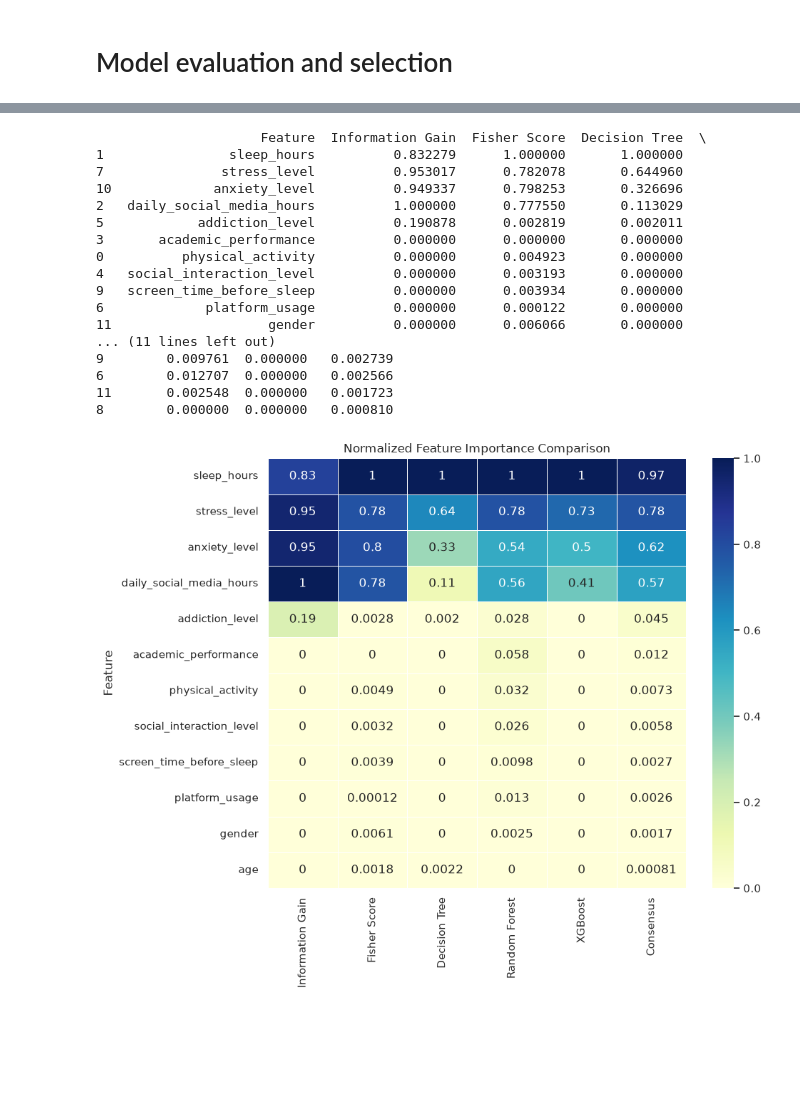
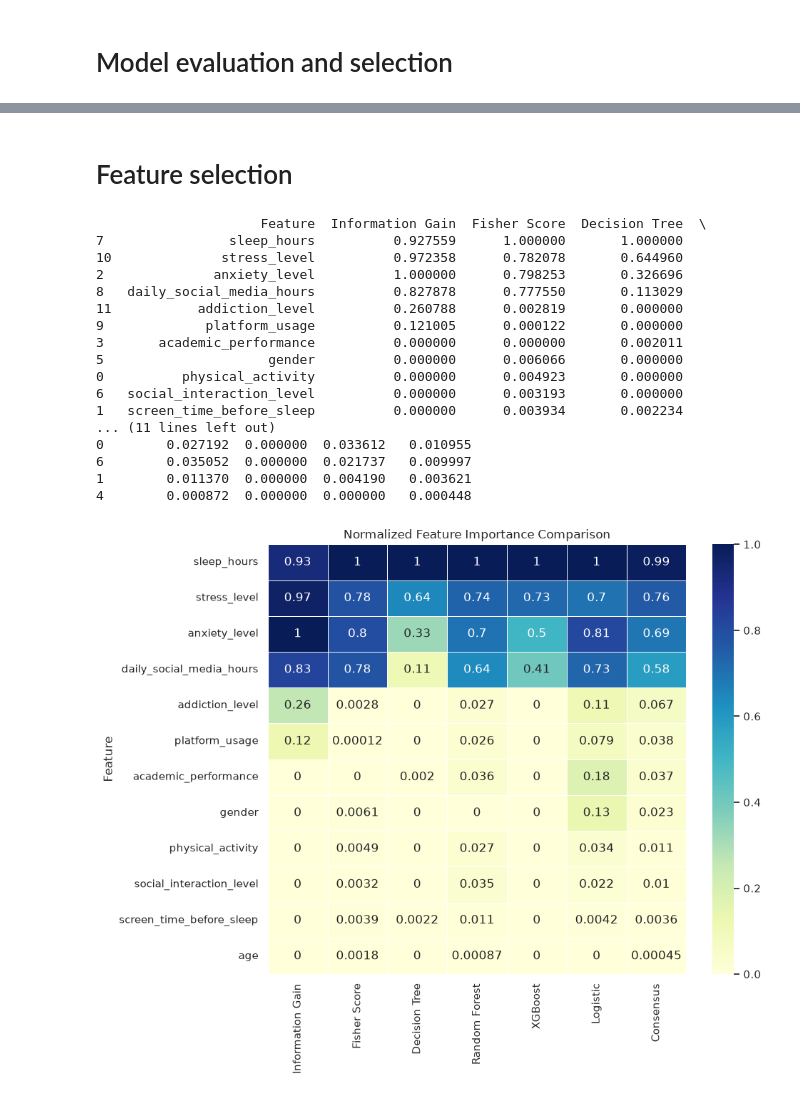
Before and after one commit to ILoveBacteria/data-mining-homeworks, a Jupyter notebook: homework3/notebook.ipynb, the cells around one changed output, grey strips where cells are left out. Drawn from its saved outputs; the diff is of its cells as text; code cells hidden in the pictures; blank space fills up the shorter version.

Commit message:
Add logistic

```diff
--- a/homework3/notebook.ipynb
+++ b/homework3/notebook.ipynb
@@ -470,7 +470,7 @@ Classification Report:
    macro avg       0.70      0.98      0.78       240
 weighted avg       0.98      0.96      0.97       240
 # %%
-coef_df = (
+importance_lg = (
     pd.DataFrame({
         "Feature": X.columns,
         "Coefficient": model_log.coef_[0],
@@ -481,7 +481,7 @@ coef_df = (
 
 plt.figure(figsize=(10, 6))
 sns.barplot(
-    data=coef_df,
+    data=importance_lg,
     x="Absolute Coefficient",
     y="Feature"
 )
@@ -1290,3 +1290,5 @@ plt.show()
+# %% [markdown]
+# Feature selection
 # %%
 import numpy as np
 import pandas as pd
@@ -1322,7 +1324,9 @@ comparison = pd.DataFrame({
     "Fisher Score": fisher_scores,
     "Decision Tree": importance_tree.set_index("Feature").loc[X.columns, "Importance"].values,
     "Random Forest": importance_rf.set_index("Feature").loc[X.columns, "Importance"].values,
-    "XGBoost": importance_xgb.set_index("Feature").loc[X.columns, "Importance"].values
+    "XGBoost": importance_xgb.set_index("Feature").loc[X.columns, "Importance"].values,
+    "Logistic": importance_lg.set_index("Feature").loc[X.columns, "Absolute Coefficient"].values,
+
 })
 
 scaler = MinMaxScaler()
@@ -1338,45 +1342,45 @@ comparison = comparison.sort_values("Consensus", ascending=False)
 print(comparison)
 
 plt.figure(figsize=(10, 8))
 
 sns.heatmap(
     comparison.set_index("Feature"),
     annot=True,
     cmap="YlGnBu",
     linewidths=0.5
 )
 
 plt.title("Normalized Feature Importance Comparison")
 plt.tight_layout()
 plt.show()
 
 plt.figure(figsize=(10,6))
 
 sns.barplot(
     data=comparison,
     x="Consensus",
     y="Feature"
 )
 
 plt.title("Consensus Feature Importance")
 plt.tight_layout()
 plt.show()
 # %% [output]
                      Feature  Information Gain  Fisher Score  Decision Tree  \
-1                sleep_hours          0.832279      1.000000       1.000000
-7               stress_level          0.953017      0.782078       0.644960
-10             anxiety_level          0.949337      0.798253       0.326696
-2   daily_social_media_hours          1.000000      0.777550       0.113029
-5            addiction_level          0.190878      0.002819       0.002011
-3       academic_performance          0.000000      0.000000       0.000000
+7                sleep_hours          0.927559      1.000000       1.000000
+10              stress_level          0.972358      0.782078       0.644960
+2              anxiety_level          1.000000      0.798253       0.326696
+8   daily_social_media_hours          0.827878      0.777550       0.113029
+11           addiction_level          0.260788      0.002819       0.000000
+9             platform_usage          0.121005      0.000122       0.000000
+3       academic_performance          0.000000      0.000000       0.002011
+5                     gender          0.000000      0.006066       0.000000
 0          physical_activity          0.000000      0.004923       0.000000
-4   social_interaction_level          0.000000      0.003193       0.000000
-9   screen_time_before_sleep          0.000000      0.003934       0.000000
-6             platform_usage          0.000000      0.000122       0.000000
-11                    gender          0.000000      0.006066       0.000000
+6   social_interaction_level          0.000000      0.003193       0.000000
+1   screen_time_before_sleep          0.000000      0.003934       0.002234
 ... (11 lines left out)
-9        0.009761  0.000000   0.002739
-6        0.012707  0.000000   0.002566
-11       0.002548  0.000000   0.001723
-8        0.000000  0.000000   0.000810
+0        0.027192  0.000000  0.033612   0.010955
+6        0.035052  0.000000  0.021737   0.009997
+1        0.011370  0.000000  0.004190   0.003621
+4        0.000872  0.000000  0.000000   0.000448
-[figure, old version]
+[figure, new version]
```
Also changed, not shown: parts of 10 cells of this notebook.
